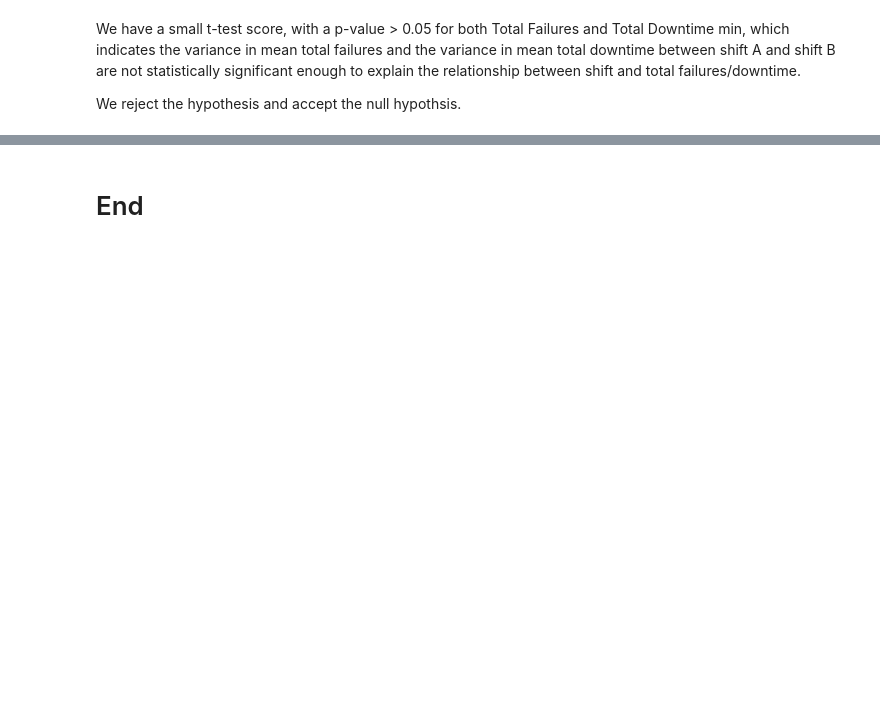
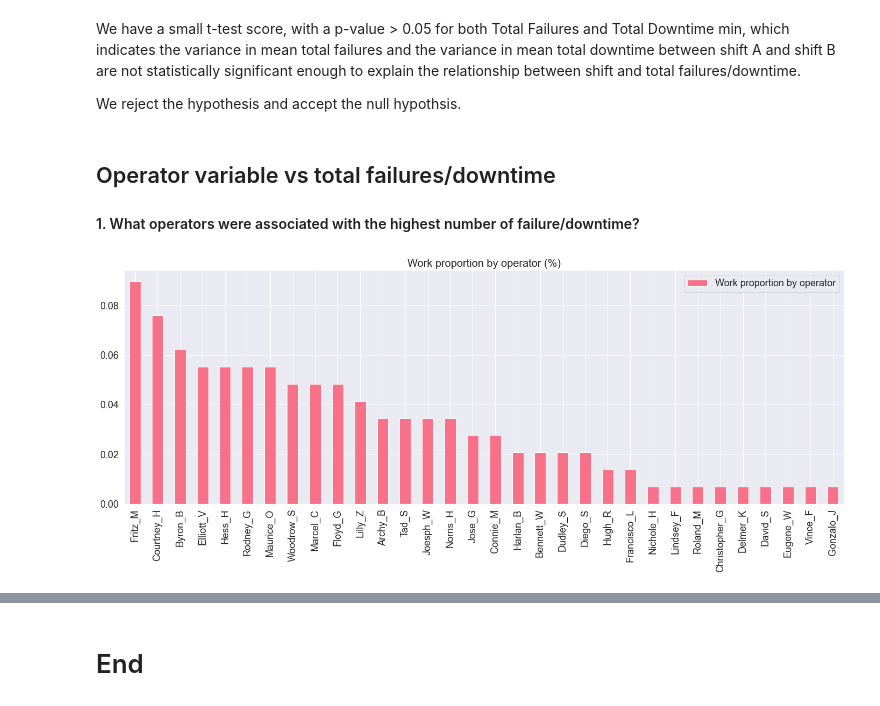
Before and after one commit to vidao-pki/analytics_onboarding, a Jupyter notebook: Exploration.ipynb, the cells around one changed output, grey strips where cells are left out. Cells and saved outputs as stored; diff of their text form; code cells hidden in the pictures; blank space fills up the shorter version.

Commit message:
Operator vs failures/downtime

```diff
--- a/Exploration.ipynb
+++ b/Exploration.ipynb
@@ -497,3 +497,19 @@ Ttest_indResult(statistic=0.051824329920562885, pvalue=0.9587409919825142)
 We have a small t-test score, with a p-value > 0.05 for both Total Failures and Total Downtime min, which indicates the variance in mean total failures and the variance in mean total downtime between shift A and shift B are not statistically significant enough to explain the relationship between shift and total failures/downtime.
 
 We reject the hypothesis and accept the null hypothsis.
+# %% [markdown]
+## Operator variable vs total failures/downtime
+#### 1. What operators were associated with the highest number of failure/downtime?
+# %%
+# Which operator worked the most?
+operator_proportion = combined_df['Operator Name'].value_counts(normalize = True)
+
+operator_proportion.sort_values(ascending=False).plot(kind='bar',
+                                                      fontsize = 18,
+                                                      label = 'Work proportion by operator')
+
+plt.title('Work proportion by operator (%)', fontsize = 20)
+plt.legend(fontsize = 18)
+plt.show()
+# %% [output]
+[figure, added]
```
Also changed, not shown: parts of 9 cells of this notebook.
